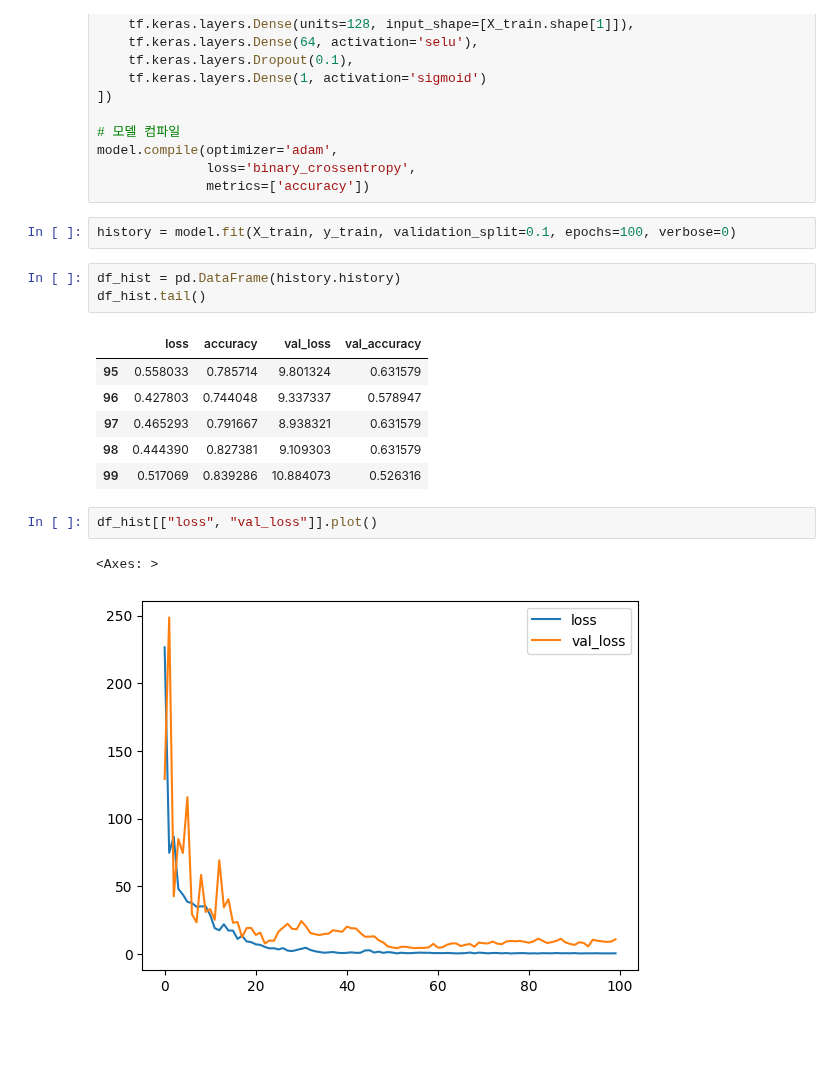
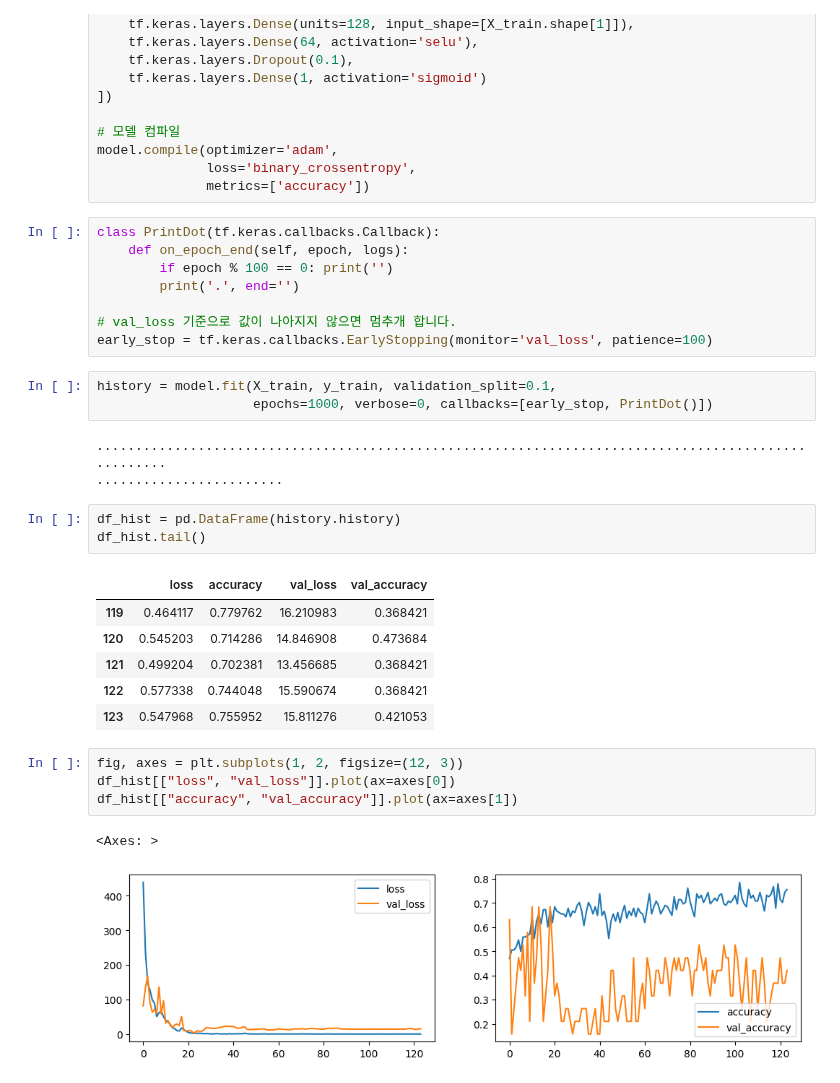
Before and after one commit to corazzon/KaggleStruggle, a Jupyter notebook: uci-secom/secom-tf.ipynb, the cells around one changed output. Saved outputs shown, nothing was run; the diff lists cells and outputs as text; blank space fills up the shorter version.

Commit message:
add history

```diff
--- a/uci-secom/secom-tf.ipynb
+++ b/uci-secom/secom-tf.ipynb
@@ -115,20 +115,34 @@ model = tf.keras.models.Sequential([
 model.compile(optimizer='adam',
               loss='binary_crossentropy',
               metrics=['accuracy'])
+# %%
+class PrintDot(tf.keras.callbacks.Callback):
+    def on_epoch_end(self, epoch, logs):
+        if epoch % 100 == 0: print('')
+        print('.', end='')
+
+# val_loss 기준으로 값이 나아지지 않으면 멈추개 합니다.
+early_stop = tf.keras.callbacks.EarlyStopping(monitor='val_loss', patience=100)
 # %%
-history = model.fit(X_train, y_train, validation_split=0.1, epochs=100, verbose=0)
+history = model.fit(X_train, y_train, validation_split=0.1,
+                    epochs=1000, verbose=0, callbacks=[early_stop, PrintDot()])
+# %% [output]
+....................................................................................................
+........................
 # %%
 df_hist = pd.DataFrame(history.history)
 df_hist.tail()
 # %% [output]
 |  | loss | accuracy | val_loss | val_accuracy |
-| 95 | 0.558033 | 0.785714 | 9.801324 | 0.631579 |
-| 96 | 0.427803 | 0.744048 | 9.337337 | 0.578947 |
-| 97 | 0.465293 | 0.791667 | 8.938321 | 0.631579 |
-| 98 | 0.444390 | 0.827381 | 9.109303 | 0.631579 |
-| 99 | 0.517069 | 0.839286 | 10.884073 | 0.526316 |
+| 119 | 0.464117 | 0.779762 | 16.210983 | 0.368421 |
+| 120 | 0.545203 | 0.714286 | 14.846908 | 0.473684 |
+| 121 | 0.499204 | 0.702381 | 13.456685 | 0.368421 |
+| 122 | 0.577338 | 0.744048 | 15.590674 | 0.368421 |
+| 123 | 0.547968 | 0.755952 | 15.811276 | 0.421053 |
 # %%
-df_hist[["loss", "val_loss"]].plot()
+fig, axes = plt.subplots(1, 2, figsize=(12, 3))
+df_hist[["loss", "val_loss"]].plot(ax=axes[0])
+df_hist[["accuracy", "val_accuracy"]].plot(ax=axes[1])
 # %% [output]
 <Axes: >
-[figure, old version]
+[figure, new version]
```
Also changed, not shown: parts of 2 cells of this notebook.
